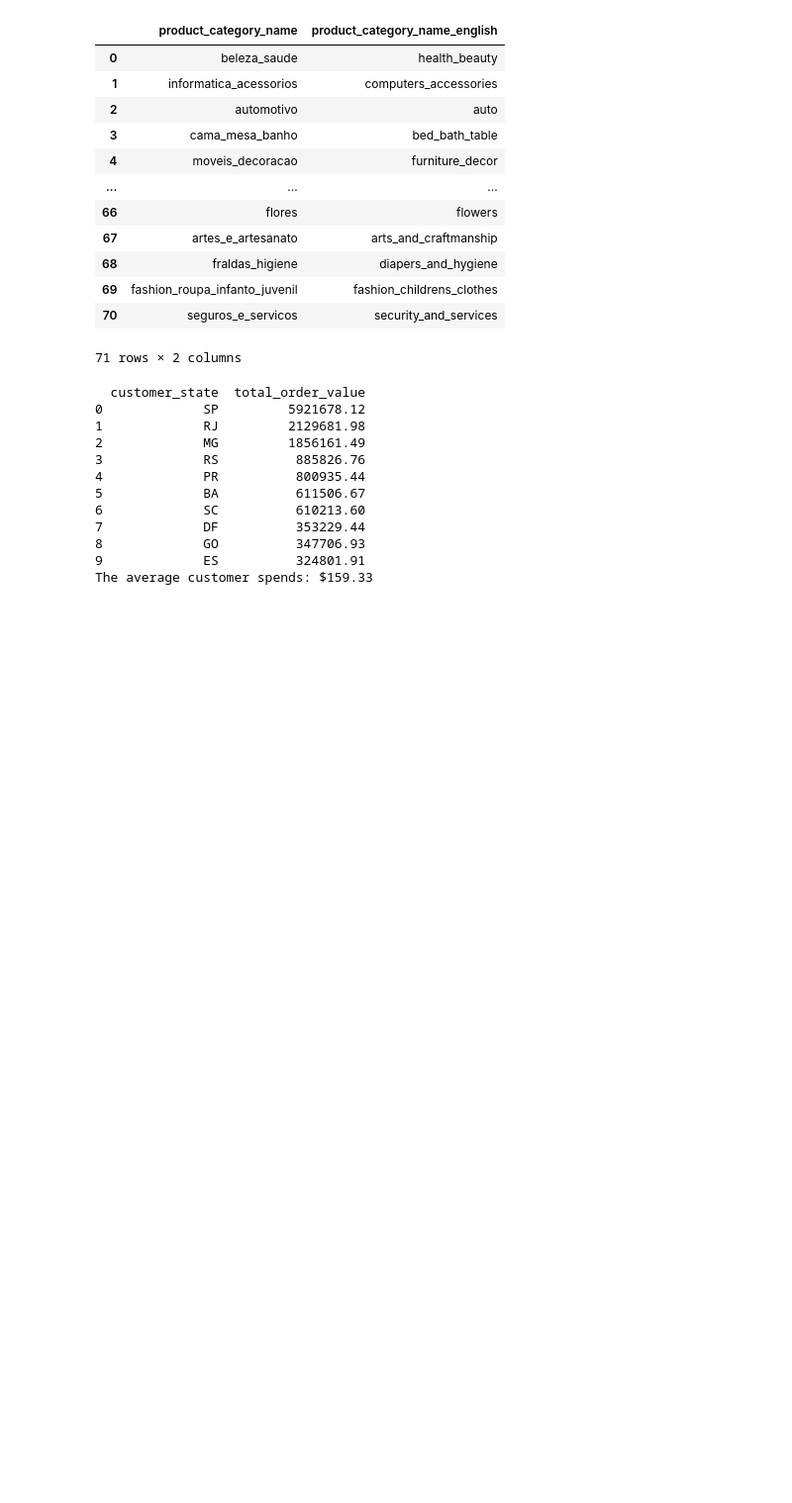
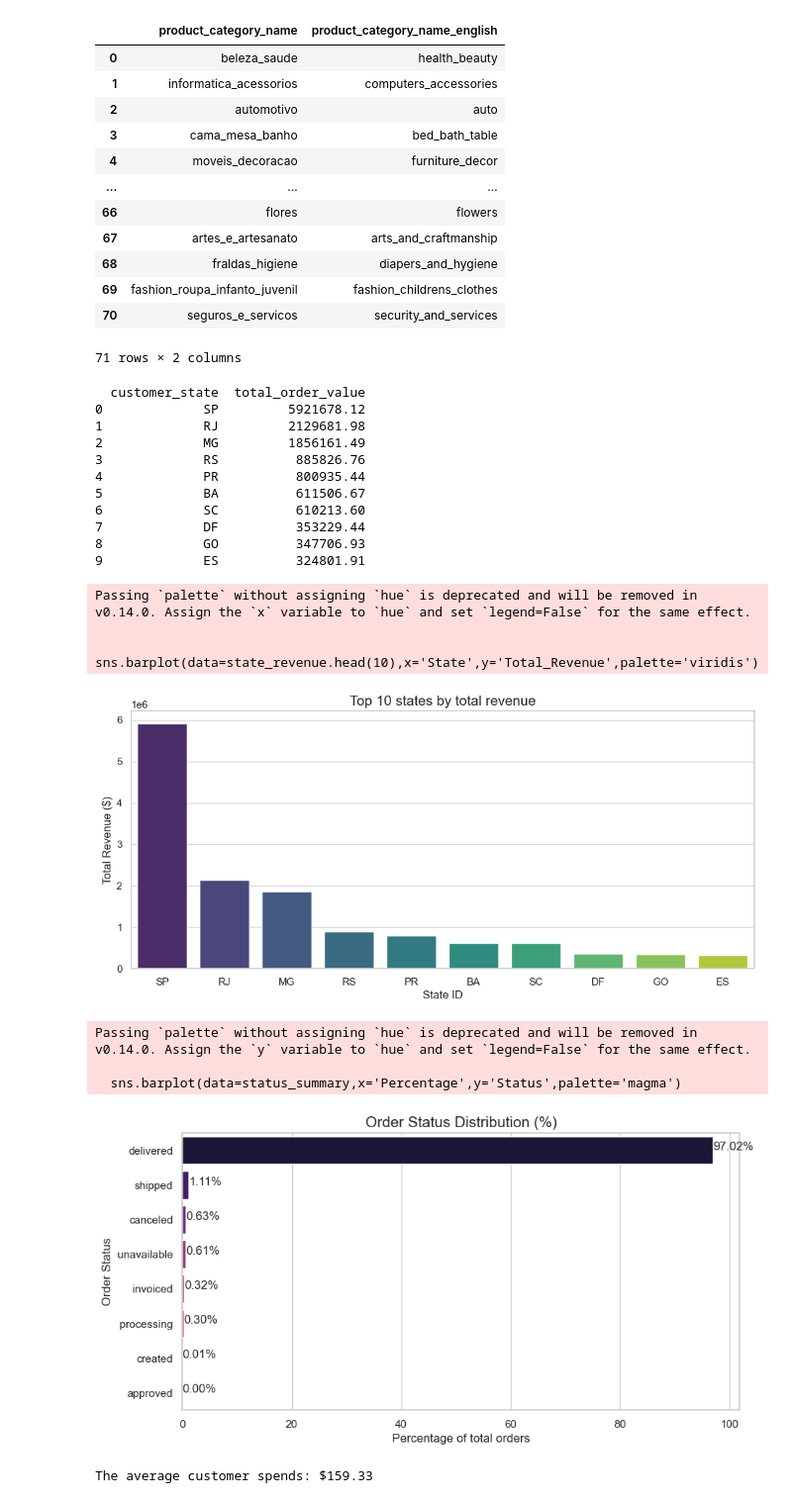
Before and after one commit to saurabhp0211/Tech_analyst, a Jupyter notebook: data_insights.ipynb, the cells around one changed output. Shown at 99% size. Saved outputs shown, nothing was run; the diff lists cells and outputs as text; code cells hidden in the pictures; blank space fills up the shorter version.

Commit message:
visualization added

```diff
--- a/data_insights.ipynb
+++ b/data_insights.ipynb
@@ -199,44 +199,92 @@ orders_master['promised_delivery_time']=(orders_master['order_estimated_delivery
 orders_master['delivery_time']=(orders_master['order_delivered_customer_date']-orders_master['order_purchase_timestamp']).dt.days
 # %%
 # first high level insights
+
+sns.set_theme(style="whitegrid")
+plt.rcParams['figure.figsize']=(12,6)
+
 # 1. State revenue
 state_revenue=orders_master.groupby('customer_state')['total_order_value'].sum().sort_values(ascending=False).reset_index()
 print(state_revenue.head(10))
 
 state_revenue.columns=['State','Total_Revenue']
 state_revenue
+# visualization of top states
+plt.figure(figsize=(12,5))
+sns.barplot(data=state_revenue.head(10),x='State',y='Total_Revenue',palette='viridis')
+plt.title('Top 10 states by total revenue',fontsize=15)
+plt.xlabel('State ID')
+plt.ylabel('Total Revenue ($)')
+plt.show()
+
 
 # 2. Order Status Distribution
 status_summary=(orders_master['order_status'].value_counts(normalize=True)*100).reset_index()
 status_summary.columns=['Status','Percentage']
 status_summary
+
+plt.figure(figsize=(10,5))
+sns.barplot(data=status_summary,x='Percentage',y='Status',palette='magma')
+plt.title('Order Status Distribution (%)',fontsize=15)
+plt.xlabel('Percentage of total orders')
+plt.ylabel('Order Status')
+
+for index,value in enumerate(status_summary['Percentage']):
+    plt.text(value,index, f'{value:.2f}%')
+plt.show()
+
 
 # 3. AOV Average Order Value
 avg_order_value=orders_master['total_order_value'].mean()
 print(f"The average customer spends: ${avg_order_value:.2f}")
 
 #  New customers acquisition + Monthly Increase %
 first_purchase=orders_master.groupby('customer_unique_id')['order_purchase_timestamp'].min().reset_index()
 first_purchase.columns=['customer_unique_id','first_purchase_date']
 first_purchase['month_year']=first_purchase['first_purchase_date'].dt.to_period('M')
 
 new_customers_monthly=first_purchase.groupby('month_year').size().reset_index(name='new_customer_count')
 new_customers_monthly['growth_rate%']=new_customers_monthly['new_customer_count'].pct_change()*100
 
 display(new_customers_monthly.style.format({'growth_rate%':'{:.2f}%'}))
+
+new_customers_monthly['month_year_str']=new_customers_monthly['month_year'].astype(str)
+
+fig,ax1=plt.subplots(figsize=(14,6))
+
+# to display new customer count
+sns.barplot(data=new_customers_monthly,x='month_year_str',y='new_customer_count',ax=ax1,color='skyblue',alpha=0.7)
+ax1.set_ylabel('Count of new customers',color='blue')
+ax1.tick_params(axis='x',rotation=45)
+
+ax2=ax1.twinx()
+sns.lineplot(data=new_customers_monthly,x='month_year_str',y='growth_rate%',ax=ax2,color='red',marker='o',linewidth=2)
+ax2.set_ylabel('Growth_rate_(%)',color='red')
+ax2.axhline(0,color='black',linestyle='--',alpha=0.5)
+
+plt.title('Monthly Acquisition of New Customers & Growth Rate',fontsize=15)
+plt.show()
 # %% [output]
   customer_state  total_order_value
 0             SP         5921678.12
 1             RJ         2129681.98
 2             MG         1856161.49
 3             RS          885826.76
 4             PR          800935.44
 5             BA          611506.67
 6             SC          610213.60
 7             DF          353229.44
 8             GO          347706.93
 9             ES          324801.91
-The average customer spends: $159.33
+Passing `palette` without assigning `hue` is deprecated and will be removed in v0.14.0. Assign the `x` variable to `hue` and set `legend=False` for the same effect.
+
+  sns.barplot(data=state_revenue.head(10),x='State',y='Total_Revenue',palette='viridis')
+[figure, added]
+Passing `palette` without assigning `hue` is deprecated and will be removed in v0.14.0. Assign the `y` variable to `hue` and set `legend=False` for the same effect.
+
+  sns.barplot(data=status_summary,x='Percentage',y='Status',palette='magma')
+[figure, added]
+The average customer spends: $159.33
 |  | month_year | new_customer_count | growth_rate% |
 | 0 | 2016-09 | 4 | nan% |
 | 1 | 2016-10 | 321 | 7925.00% |
```
Also changed, not shown: parts of 2 cells of this notebook.
